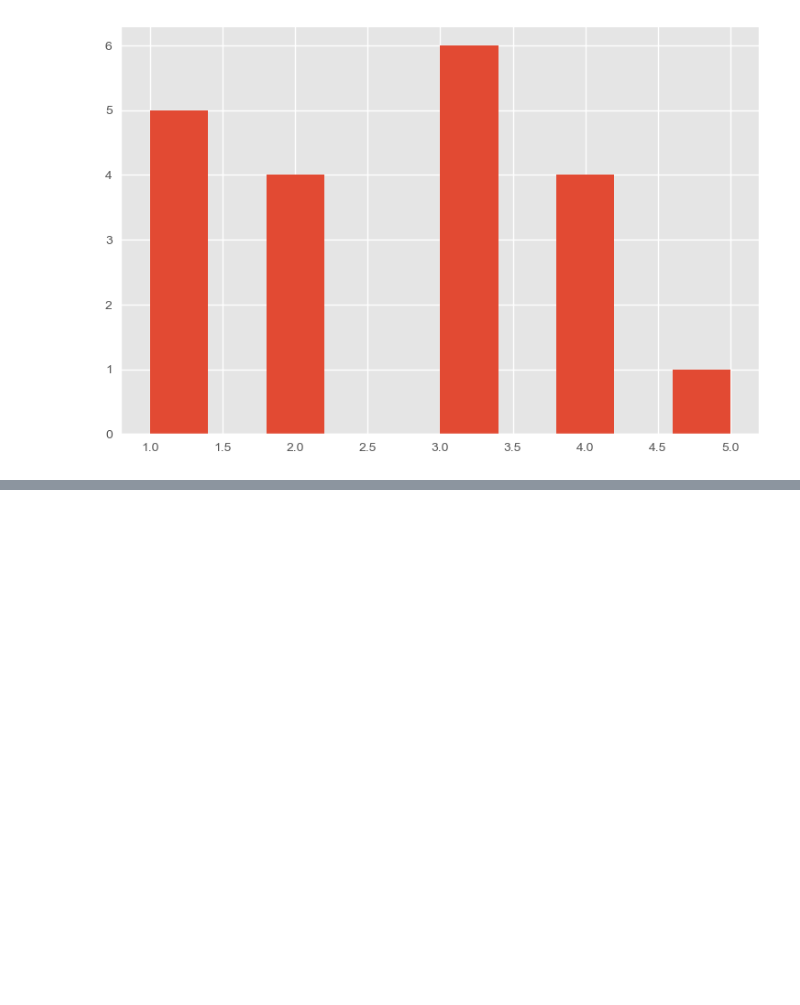
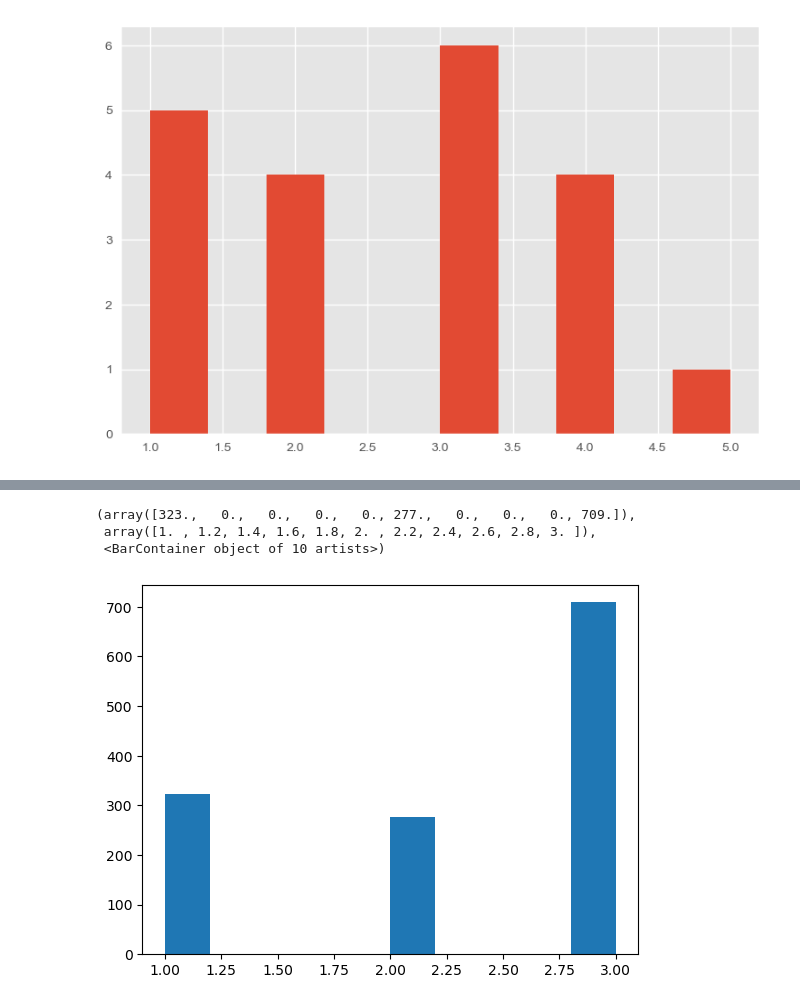
Before and after one commit to SungDaeH/python, a Jupyter notebook: 11강.ipynb, the cells around one changed output, grey strips where cells are left out. Cells and saved outputs as stored; diff of their text form; code cells hidden in the pictures; blank space fills up the shorter version.

```diff
--- a/11강.ipynb
+++ b/11강.ipynb
@@ -155,0 +206,9 @@ plt.hist(np.random.randn(100))
+# %%
+titanic["pclass"]=pd.to_numeric(titanic["pclass"],errors="coerce")
+# %%
+plt.hist(titanic["pclass"])
+# %% [output]
+(array([323.,   0.,   0.,   0.,   0., 277.,   0.,   0.,   0., 709.]),
+ array([1. , 1.2, 1.4, 1.6, 1.8, 2. , 2.2, 2.4, 2.6, 2.8, 3. ]),
+ <BarContainer object of 10 artists>)
+[figure, added]
```
Also changed, not shown: parts of 19 cells of this notebook.
